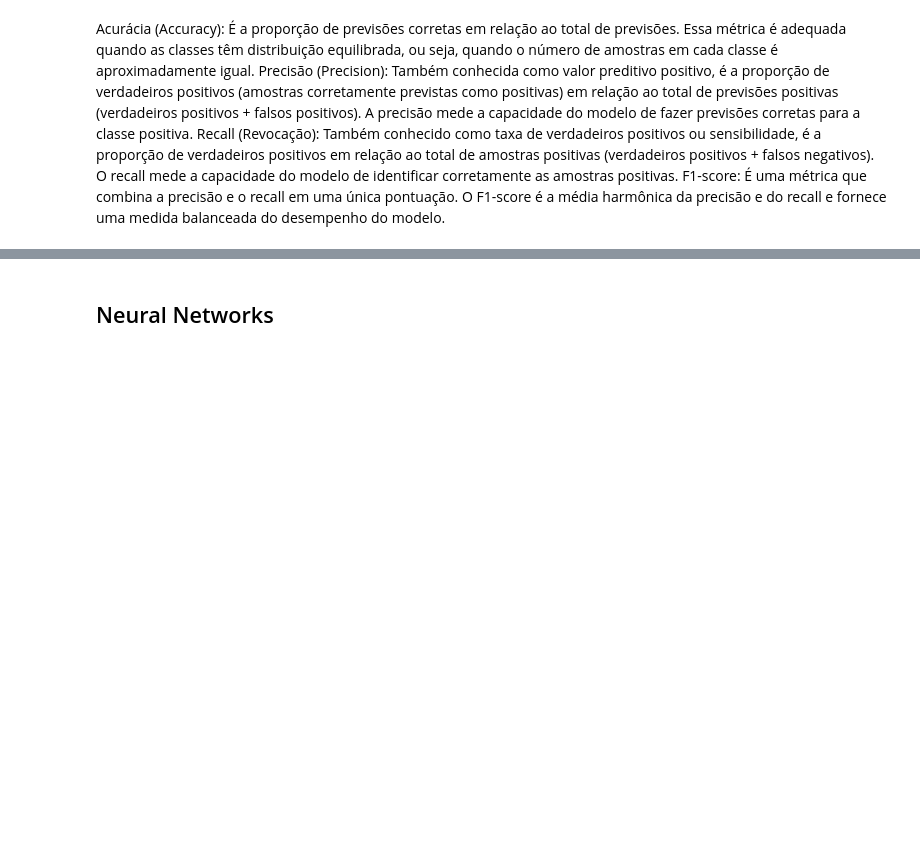
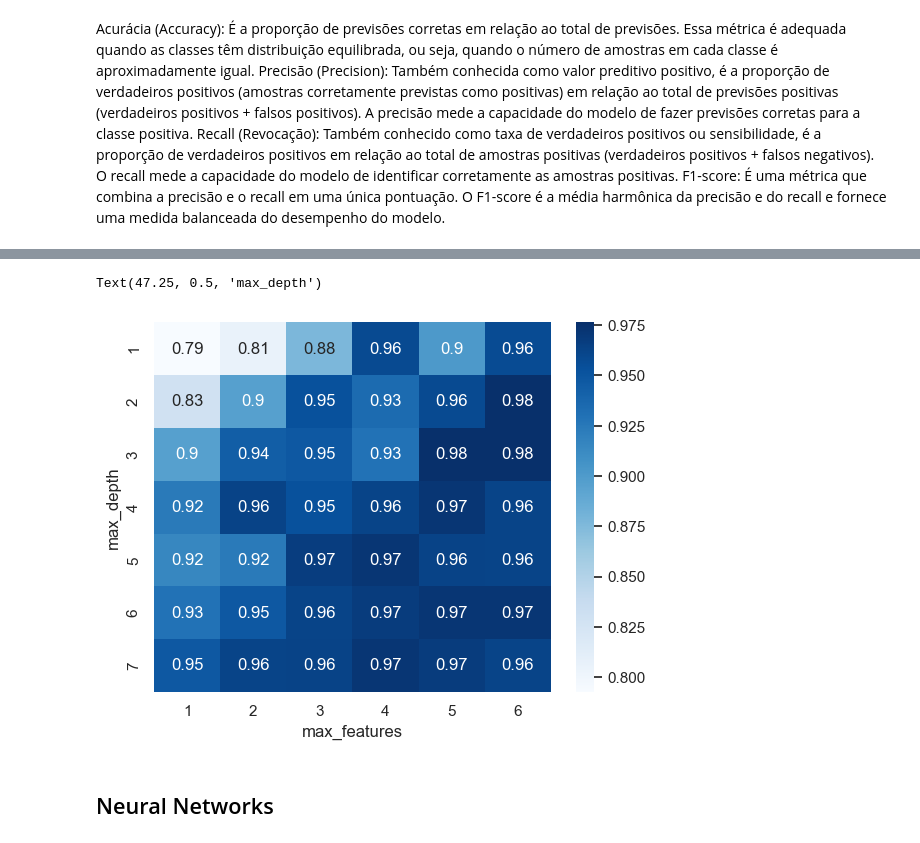
Before and after one commit to antoniosantos1602/IART, a Jupyter notebook: proj2/project2.ipynb, the cells around one changed output, grey strips where cells are left out. Saved outputs shown, nothing was run; the diff lists cells and outputs as text; code cells hidden in the pictures; blank space fills up the shorter version.

```diff
--- a/proj2/project2.ipynb
+++ b/proj2/project2.ipynb
@@ -330,5 +349,14 @@ from sklearn.preprocessing import LabelEncoder
 # %%
 #Pre-processing
+#Train Test Split
 
+#var ind e dep
 X = algerian_forest_data.drop('Classes', axis=1)
 y = algerian_forest_data['Classes']
+
+undersample = RandomUnderSampler(sampling_strategy='majority')
+X, y = undersample.fit_resample(X, y)
+
+X_train, X_test, y_train, y_test = train_test_split(X,y,test_size = 0.25, random_state = 40)
+print(X_train.shape)
+print(X_test.shape)
@@ -385,0 +393,15 @@ ValueError: pos_label=1 is not a valid label. It should be one of [0, 1]
+# %%
+%%time
+dtc = DecisionTreeClassifier()
+
+parameter_grid = {'max_depth': [1,2,3,4,5,6,7],
+                  'max_features': [1,2,3,4,5,6]}
+
+cross_validation = StratifiedKFold(n_splits=10)
+
+grid_search = GridSearchCV(dtc, param_grid=parameter_grid, cv=cross_validation)
+
+grid_search.fit(X, y)
+
+print('Best score: {}'.format(grid_search.best_score_))
+print('Best parameters: {}'.format(grid_search.best_params_))
@@ -386,3 +413,14 @@ ValueError: pos_label=1 is not a valid label. It should be one of [0, 1]
+# %%
+grid_visualization = grid_search.cv_results_['mean_test_score']
+grid_visualization.shape = (7, 6)
+sns.heatmap(grid_visualization, cmap='Blues', annot=True)
+plt.xticks(np.arange(6) + 0.5, grid_search.param_grid['max_features'])
+plt.yticks(np.arange(7) + 0.5, grid_search.param_grid['max_depth'])
+plt.xlabel('max_features')
+plt.ylabel('max_depth')
+# %% [output]
+Text(47.25, 0.5, 'max_depth')
+[figure, added]
 # %% [markdown]
 ## Neural Networks
 # %%
```
Also changed, not shown: parts of 28 cells of this notebook, 1 other file.
